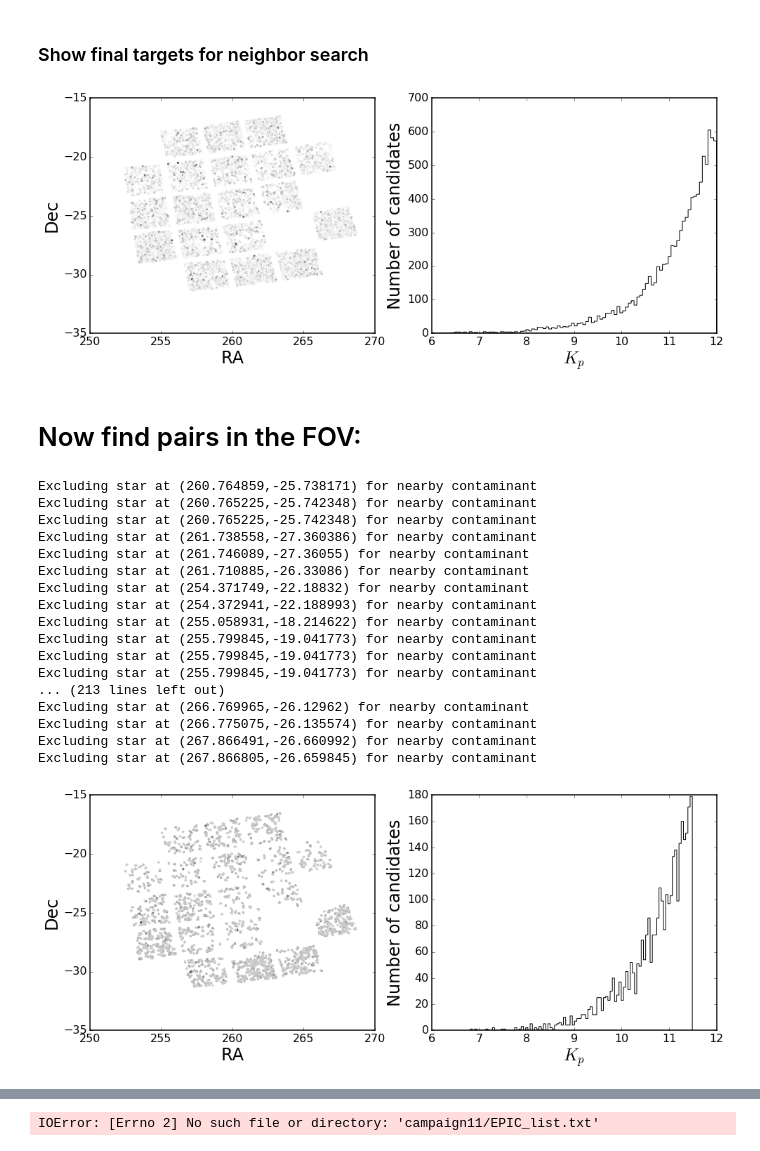
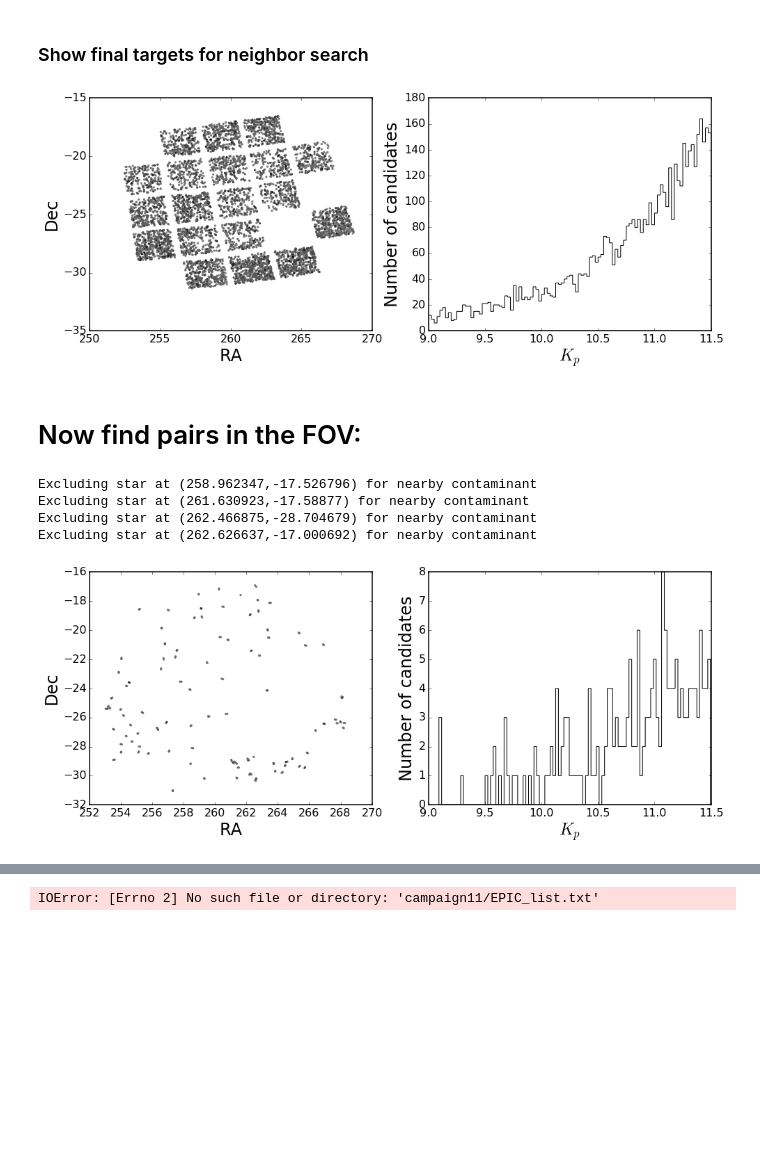
Before and after one commit to bmorris3/K2-twos, a Jupyter notebook: findtargets_campaign11.ipynb, the cells around one changed output, grey strips where cells are left out. Cells and saved outputs as stored; diff of their text form; code cells hidden in the pictures; blank space fills up the shorter version.

```diff
--- a/findtargets_campaign11.ipynb
+++ b/findtargets_campaign11.ipynb
@@ -78,7 +78,8 @@ Kp[giant_stars] = JHK_to_Kp_giants(J[giant_stars], K[giant_stars])
 Kp[other_stars] = JHK_to_Kp_other(J[other_stars], K[other_stars])
 
 # Impose a Kp cut for those useful to us (and reasonable)
-useful = (6 < Kp)*(Kp < 12) * other_stars
+#useful = (9 < Kp)*(Kp < 12) * other_stars
+useful = (9 < Kp)*(Kp < 11.5) * other_stars
 useful_tbl = tbl[useful]
 useful_tbl['Kp'] = Column(Kp[useful])
 
@@ -106,15 +107,8 @@ plotfield(useful_tbl)
 # %%
 # Write out current table to format for K2fov:
-k2fov_tbl = useful_tbl[['ra', 'dec', 'Kp']]
+k2fov_tbl = useful_tbl[['ra', 'dec', 'Kp', 'j_m', 'h_m', 'k_m']]
 outputpath = outputdir+'k2-twos.csv'
-ascii.write(k2fov_tbl, outputpath, delimiter=',', comment=False)
-
-# Remove the header from the file
-with open(outputpath, 'r') as out:
-    text = out.read().splitlines()
-    noheader = '\n'.join(text[1:])
-with open(outputpath, 'w') as out:
-    out.write(noheader)
+ascii.write(k2fov_tbl, outputpath, delimiter=',', comment=False, format='no_header')
 # %% [markdown]
 ### Run the tool for K2 visibility in Campaign
 # %%
@@ -141,8 +135,8 @@ Image(filename=new_png_path)
 flagged_tbl = np.loadtxt(outputdir+'targets_siliconFlag.csv', delimiter=',')
 
 import astropy.units as u
-on_chip = Table(flagged_tbl[flagged_tbl[:,3] == 2][:,:3],
-                names=['ra','dec','Kp'])
+on_chip = Table(k2fov_tbl[flagged_tbl[:,3] == 2],
+                names=['ra','dec','Kp','j','h','k'])
 on_chip['ra'].unit = u.degree
 on_chip['dec'].unit = u.degree
 
@@ -152,7 +146,7 @@ ascii.write(on_chip, outputdir+'on_chip.csv')
 # %%
 plotfield(on_chip)
 # %% [output]
-[figure, old version]
+[figure, new version]
 # %% [markdown]
 # Now find pairs in the FOV:
 # %%
@@ -173,6 +167,10 @@ contaminant_separation_limit = 0.5 # [arcmin] toss pairs with contaminants this
 
 # Impose a late magnitude limit to tweak number of stars produced by final cut
 late_mag_limit = 11.5
+
+# Impose a tolerance limit on color difference between pair
+J_minus_H_tol = 0.01
+
 ############################################################
 
 if recalculate:
@@ -188,67 +186,56 @@ if recalculate:
     allstarsonchip = SkyCoord(on_chip['ra'], on_chip['dec'])
 
     for i, star in enumerate(on_chip):
-        ra, dec, Kp = list(star)
+        ra, dec, Kp, jm, hm, km = list(star)
 
         # Calculate separation, mag difference between all stars
         candidate = SkyCoord(ra, dec, unit=(u.degree, u.degree))
         separations = candidate.separation(allstarsonchip).arcmin
         deltaKp = np.abs(on_chip['Kp'] - Kp)
-        good_neighbors = ((separations > pair_separation_limits[0]) *
-                          (separations < pair_separation_limits[1]) *
-                          (deltaKp < pair_delta_Kp))
+        J_minus_H = np.abs((on_chip['j'] - on_chip['h']) - (jm - hm))
+        good_neighbors = ((separations > pair_separation_limits[0]) &
+                          (separations < pair_separation_limits[1]) &
+                          (deltaKp < pair_delta_Kp) &
+                          (J_minus_H < J_minus_H_tol))
 
         # If any stars fall within separation+mag thresholds,
         # check if either of the stars in the candidate pair has
         # a bright star nearby that could fall into your slit
         if np.sum(good_neighbors) > 0:
             # State Farm is there.
             N_neighbors[i] = np.sum(good_neighbors)
 
             no_contaminants = np.ones(np.sum(good_neighbors)).astype(bool)
             for j, star in enumerate(on_chip[good_neighbors]):
-                ra, dec, Kp = list(star)
+                ra, dec, Kp, jm, hm, km  = list(star)
                 candidate_with_neighbor = SkyCoord(ra, dec, unit=(u.degree, u.degree))
                 separations = candidate_with_neighbor.separation(allstarsonchip).arcmin
                 any_contaminants = np.sum(separations < contaminant_separation_limit)
 
                 if any_contaminants > 1:
                     # There will always be at least one "contaminant" by this
                     # definition (the target star), so trigger on >1
                     no_contaminants[j] = False
                     print("Excluding star at ({0},{1}) for nearby contaminant".format(ra,dec))
 
             # If there are no nearby contaminants, mark this star as a valid
             # candidate with a neighbor
             if no_contaminants.all():
                 has_neighbor[i] = True
 
     candidates_with_neighbors = on_chip[has_neighbor]
     candidates_with_neighbors.sort('Kp')
     ascii.write(candidates_with_neighbors, path, delimiter='\t', format='no_header')
 else:
     candidates_with_neighbors = ascii.read(path)
 
 plotfield(candidates_with_neighbors)
 # %% [output]
-Excluding star at (260.764859,-25.738171) for nearby contaminant
-Excluding star at (260.765225,-25.742348) for nearby contaminant
-Excluding star at (260.765225,-25.742348) for nearby contaminant
-Excluding star at (261.738558,-27.360386) for nearby contaminant
-Excluding star at (261.746089,-27.36055) for nearby contaminant
-Excluding star at (261.710885,-26.33086) for nearby contaminant
-Excluding star at (254.371749,-22.18832) for nearby contaminant
-Excluding star at (254.372941,-22.188993) for nearby contaminant
-Excluding star at (255.058931,-18.214622) for nearby contaminant
-Excluding star at (255.799845,-19.041773) for nearby contaminant
-Excluding star at (255.799845,-19.041773) for nearby contaminant
-Excluding star at (255.799845,-19.041773) for nearby contaminant
-... (213 lines left out)
-Excluding star at (266.769965,-26.12962) for nearby contaminant
-Excluding star at (266.775075,-26.135574) for nearby contaminant
-Excluding star at (267.866491,-26.660992) for nearby contaminant
-Excluding star at (267.866805,-26.659845) for nearby contaminant
+Excluding star at (258.962347,-17.526796) for nearby contaminant
+Excluding star at (261.630923,-17.58877) for nearby contaminant
+Excluding star at (262.466875,-28.704679) for nearby contaminant
+Excluding star at (262.626637,-17.000692) for nearby contaminant
-[figure, old version]
+[figure, new version]
 # %%
 fig, ax = plt.subplots()
 ax.hist(N_neighbors, histtype='stepfilled', log=True,
```
Also changed, not shown: parts of 6 cells of this notebook.
